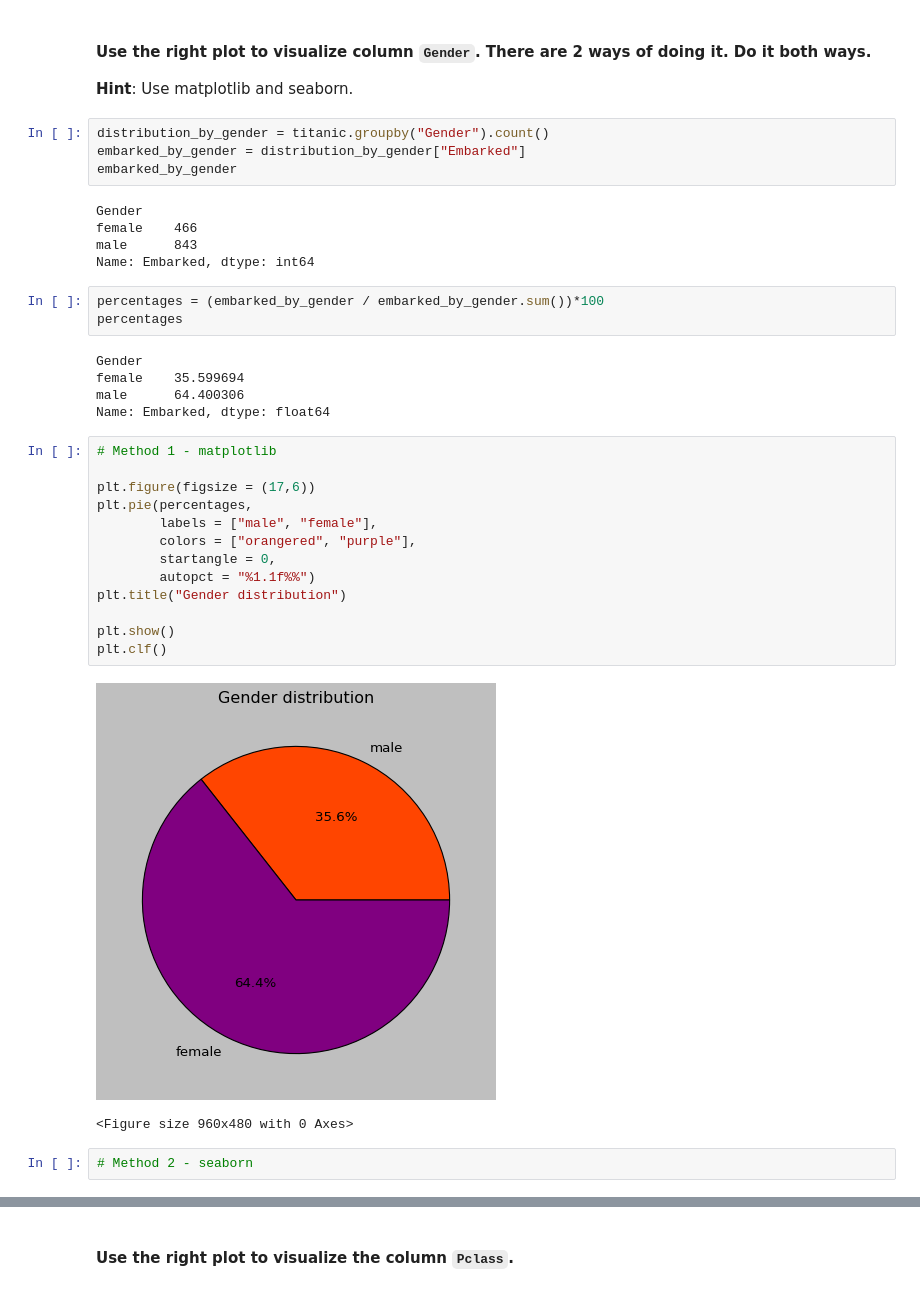
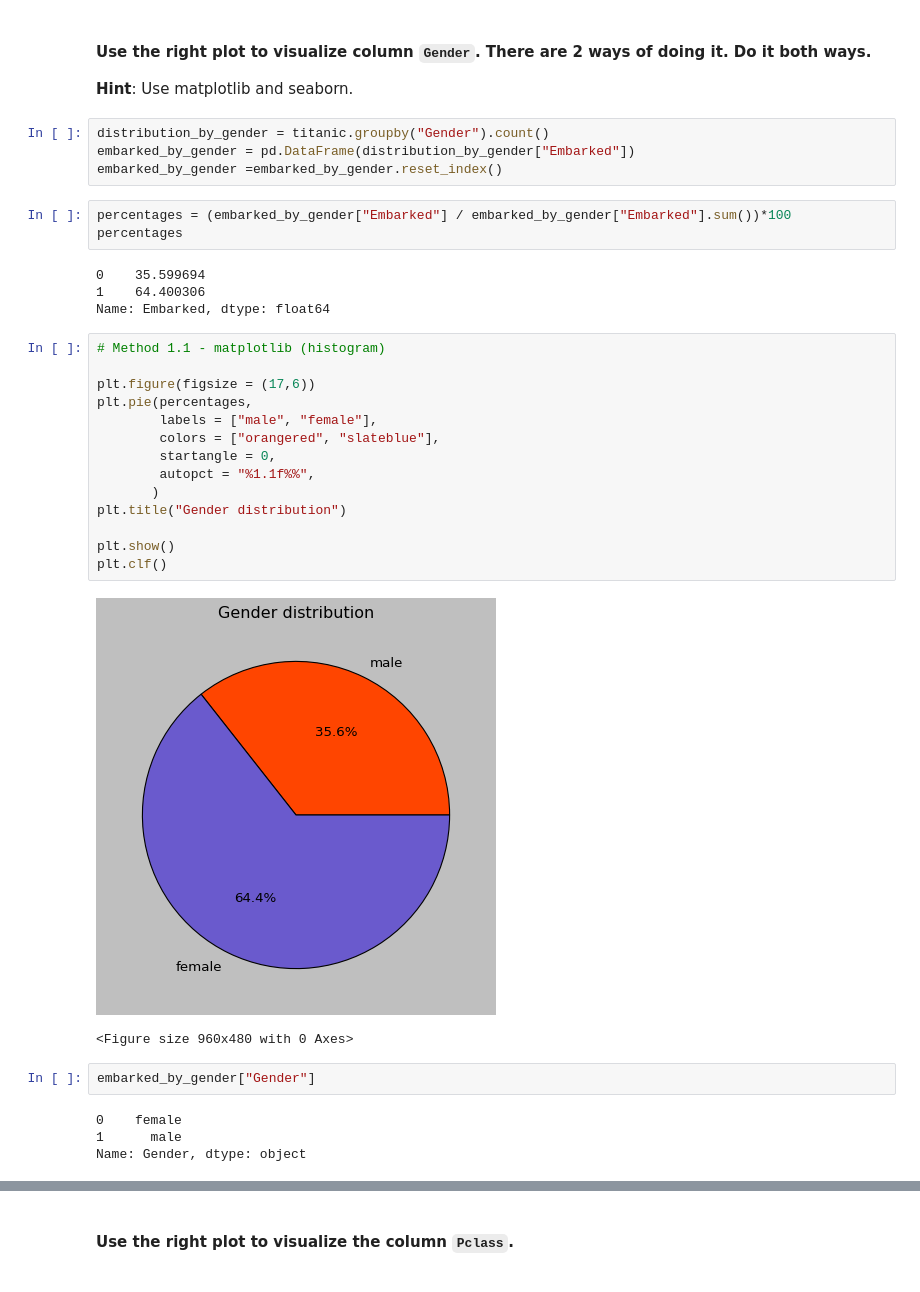
Before and after one commit to rebeccaestiarte/lab-matplotlib-seaborn, a Jupyter notebook: your-code/main.ipynb, the cells around one changed output, grey strips where cells are left out. Drawn from its saved outputs; the diff is of its cells as text.

```diff
--- a/your-code/main.ipynb
+++ b/your-code/main.ipynb
@@ -510,36 +493,35 @@ sns.distplot(x)
 **Hint**: Use matplotlib and seaborn.
 # %%
 distribution_by_gender = titanic.groupby("Gender").count()
-embarked_by_gender = distribution_by_gender["Embarked"]
-embarked_by_gender
+embarked_by_gender = pd.DataFrame(distribution_by_gender["Embarked"])
+embarked_by_gender =embarked_by_gender.reset_index()
-# %% [output]
-Gender
-female    466
-male      843
-Name: Embarked, dtype: int64
 # %%
-percentages = (embarked_by_gender / embarked_by_gender.sum())*100
+percentages = (embarked_by_gender["Embarked"] / embarked_by_gender["Embarked"].sum())*100
 percentages
 # %% [output]
-Gender
-female    35.599694
-male      64.400306
+0    35.599694
+1    64.400306
 Name: Embarked, dtype: float64
 # %%
-# Method 1 - matplotlib
+# Method 1.1 - matplotlib (histogram)
 
 plt.figure(figsize = (17,6))
 plt.pie(percentages,
         labels = ["male", "female"],
-        colors = ["orangered", "purple"],
+        colors = ["orangered", "slateblue"],
         startangle = 0,
-        autopct = "%1.1f%%")
+        autopct = "%1.1f%%",
+       )
 plt.title("Gender distribution")
 
 plt.show()
 plt.clf()
 # %% [output]
-[figure, old version]
+[figure, new version]
 <Figure size 960x480 with 0 Axes>
-# %%
-# Method 2 - seaborn
+# %%
+embarked_by_gender["Gender"]
+# %% [output]
+0    female
+1      male
+Name: Gender, dtype: object
```
Also changed, not shown: parts of 14 cells of this notebook, 3 other files.
